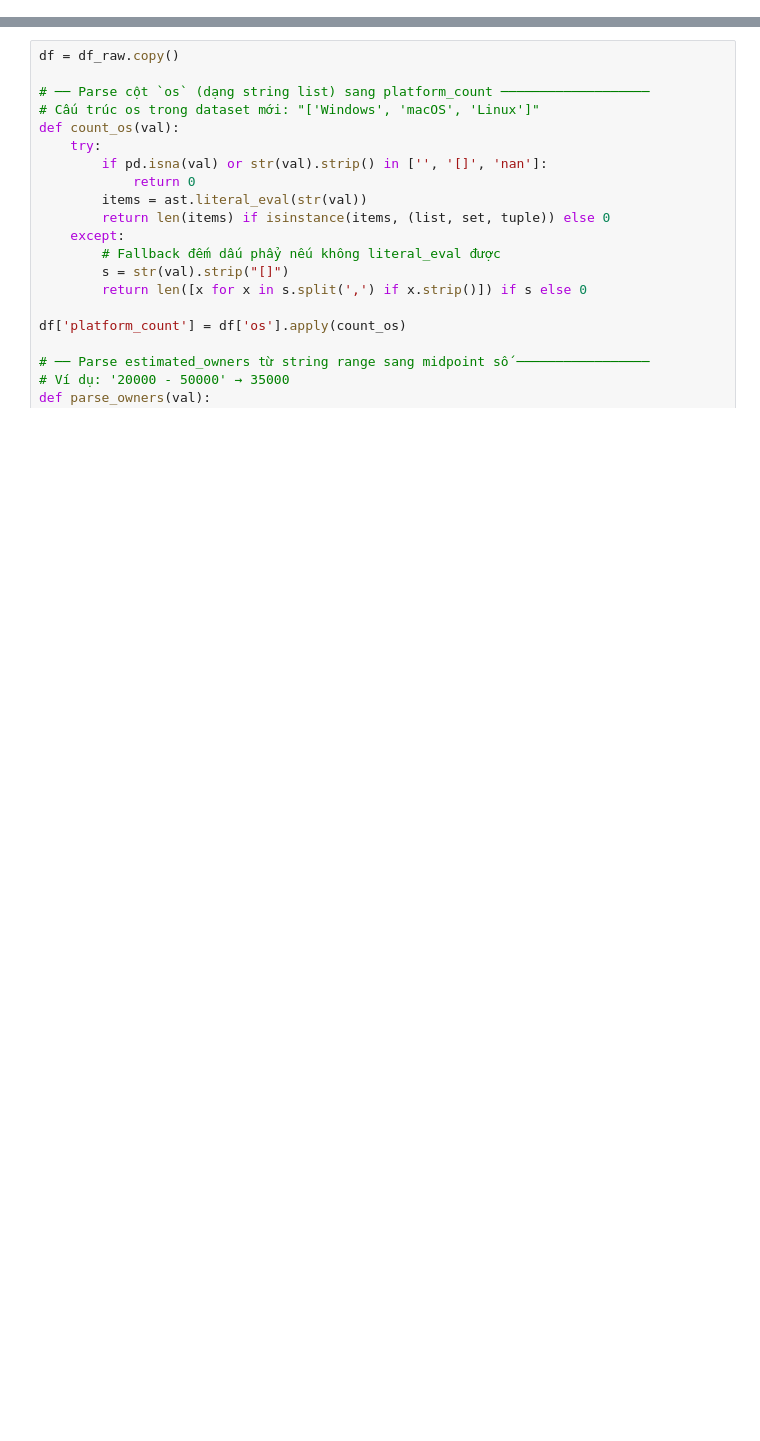
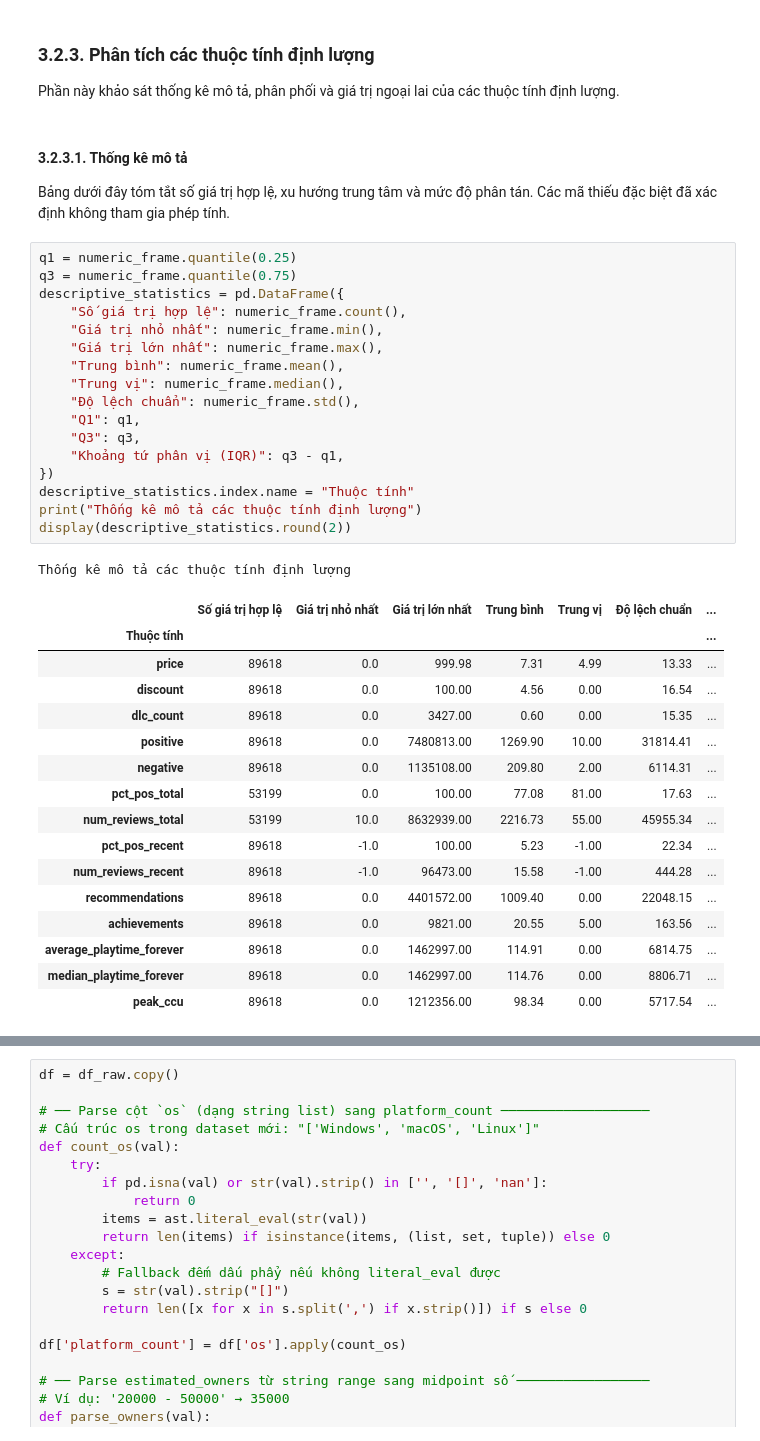
Before and after one commit to ltny24/STEAM-GAME-PROJECT, a Jupyter notebook: notebooks/01_collection_exploration.ipynb, the cells around one changed output, grey strips where cells are left out. Drawn from its saved outputs; the diff is of its cells as text; blank space fills up the shorter version.

```diff
--- a/notebooks/01_collection_exploration.ipynb
+++ b/notebooks/01_collection_exploration.ipynb
@@ -2,0 +654,41 @@
+# %% [markdown]
+### 3.2.3. Phân tích các thuộc tính định lượng
+Phần này khảo sát thống kê mô tả, phân phối và giá trị ngoại lai của các thuộc tính định lượng.
+# %% [markdown]
+#### 3.2.3.1. Thống kê mô tả
+Bảng dưới đây tóm tắt số giá trị hợp lệ, xu hướng trung tâm và mức độ phân tán. Các mã thiếu đặc biệt đã xác định không tham gia phép tính.
+# %%
+q1 = numeric_frame.quantile(0.25)
+q3 = numeric_frame.quantile(0.75)
+descriptive_statistics = pd.DataFrame({
+    "Số giá trị hợp lệ": numeric_frame.count(),
+    "Giá trị nhỏ nhất": numeric_frame.min(),
+    "Giá trị lớn nhất": numeric_frame.max(),
+    "Trung bình": numeric_frame.mean(),
+    "Trung vị": numeric_frame.median(),
+    "Độ lệch chuẩn": numeric_frame.std(),
+    "Q1": q1,
+    "Q3": q3,
+    "Khoảng tứ phân vị (IQR)": q3 - q1,
+})
+descriptive_statistics.index.name = "Thuộc tính"
+print("Thống kê mô tả các thuộc tính định lượng")
+display(descriptive_statistics.round(2))
+# %% [output]
+Thống kê mô tả các thuộc tính định lượng
+|  | Số giá trị hợp lệ | Giá trị nhỏ nhất | Giá trị lớn nhất | Trung bình | Trung vị | Độ lệch chuẩn | ... |
+| Thuộc tính |  |  |  |  |  |  | ... |
+| price | 89618 | 0.0 | 999.98 | 7.31 | 4.99 | 13.33 | ... |
+| discount | 89618 | 0.0 | 100.00 | 4.56 | 0.00 | 16.54 | ... |
+| dlc_count | 89618 | 0.0 | 3427.00 | 0.60 | 0.00 | 15.35 | ... |
+| positive | 89618 | 0.0 | 7480813.00 | 1269.90 | 10.00 | 31814.41 | ... |
+| negative | 89618 | 0.0 | 1135108.00 | 209.80 | 2.00 | 6114.31 | ... |
+| pct_pos_total | 53199 | 0.0 | 100.00 | 77.08 | 81.00 | 17.63 | ... |
+| num_reviews_total | 53199 | 10.0 | 8632939.00 | 2216.73 | 55.00 | 45955.34 | ... |
+| pct_pos_recent | 89618 | -1.0 | 100.00 | 5.23 | -1.00 | 22.34 | ... |
+| num_reviews_recent | 89618 | -1.0 | 96473.00 | 15.58 | -1.00 | 444.28 | ... |
+| recommendations | 89618 | 0.0 | 4401572.00 | 1009.40 | 0.00 | 22048.15 | ... |
+| achievements | 89618 | 0.0 | 9821.00 | 20.55 | 5.00 | 163.56 | ... |
+| average_playtime_forever | 89618 | 0.0 | 1462997.00 | 114.91 | 0.00 | 6814.75 | ... |
+| median_playtime_forever | 89618 | 0.0 | 1462997.00 | 114.76 | 0.00 | 8806.71 | ... |
+| peak_ccu | 89618 | 0.0 | 1212356.00 | 98.34 | 0.00 | 5717.54 | ... |
```
Also changed, not shown: parts of 60 cells of this notebook.
